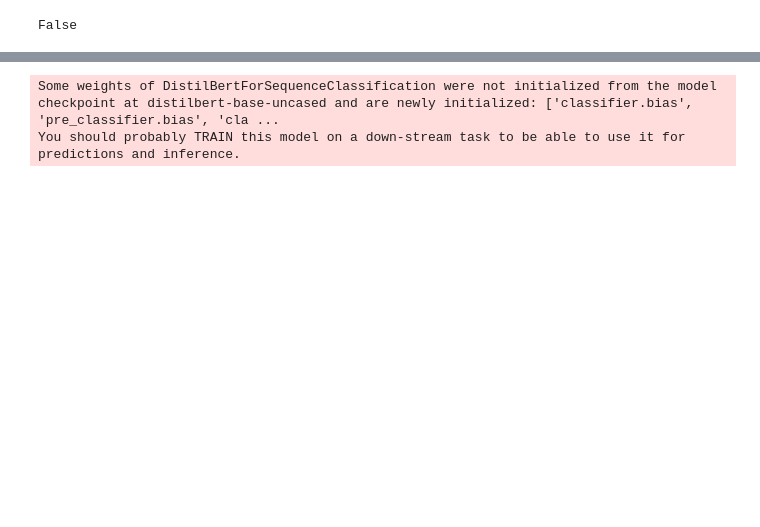
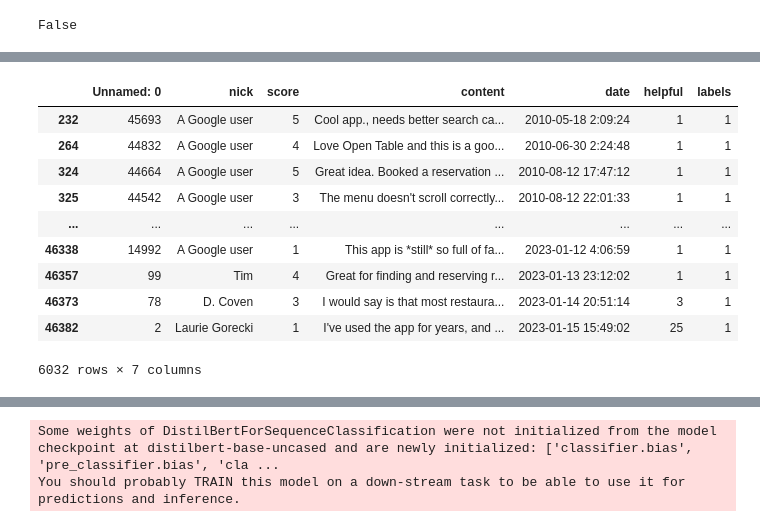
Before and after one commit to dalgual/aidatasci, a Jupyter notebook: opentable_sentiment_helpful.ipynb, the cells around one changed output, grey strips where cells are left out. Cells and saved outputs as stored; diff of their text form; code cells hidden in the pictures; blank space fills up the shorter version.

```diff
--- a/opentable_sentiment_helpful.ipynb
+++ b/opentable_sentiment_helpful.ipynb
@@ -155,0 +66,14 @@ print(df)
+# %%
+df[df['labels'] == 1]
+# %% [output]
+|  | Unnamed: 0 | nick | score | content | date | helpful | labels |
+| 232 | 45693 | A Google user | 5 | Cool app., needs better search ca... | 2010-05-18 2:09:24 | 1 | 1 |
+| 264 | 44832 | A Google user | 4 | Love Open Table and this is a goo... | 2010-06-30 2:24:48 | 1 | 1 |
+| 324 | 44664 | A Google user | 5 | Great idea. Booked a reservation ... | 2010-08-12 17:47:12 | 1 | 1 |
+| 325 | 44542 | A Google user | 3 | The menu doesn't scroll correctly... | 2010-08-12 22:01:33 | 1 | 1 |
+| ... | ... | ... | ... | ... | ... | ... | ... |
+| 46338 | 14992 | A Google user | 1 | This app is *still* so full of fa... | 2023-01-12 4:06:59 | 1 | 1 |
+| 46357 | 99 | Tim | 4 | Great for finding and reserving r... | 2023-01-13 23:12:02 | 1 | 1 |
+| 46373 | 78 | D. Coven | 3 | I would say is that most restaura... | 2023-01-14 20:51:14 | 3 | 1 |
+| 46382 | 2 | Laurie Gorecki | 1 | I've used the app for years, and ... | 2023-01-15 15:49:02 | 25 | 1 |
+6032 rows × 7 columns
```
Also changed, not shown: parts of 34 cells of this notebook.
